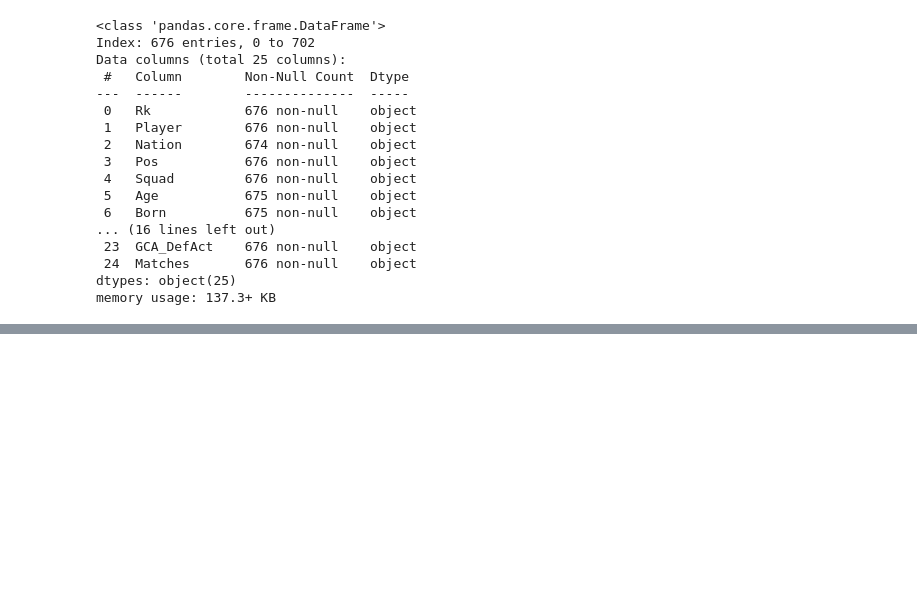
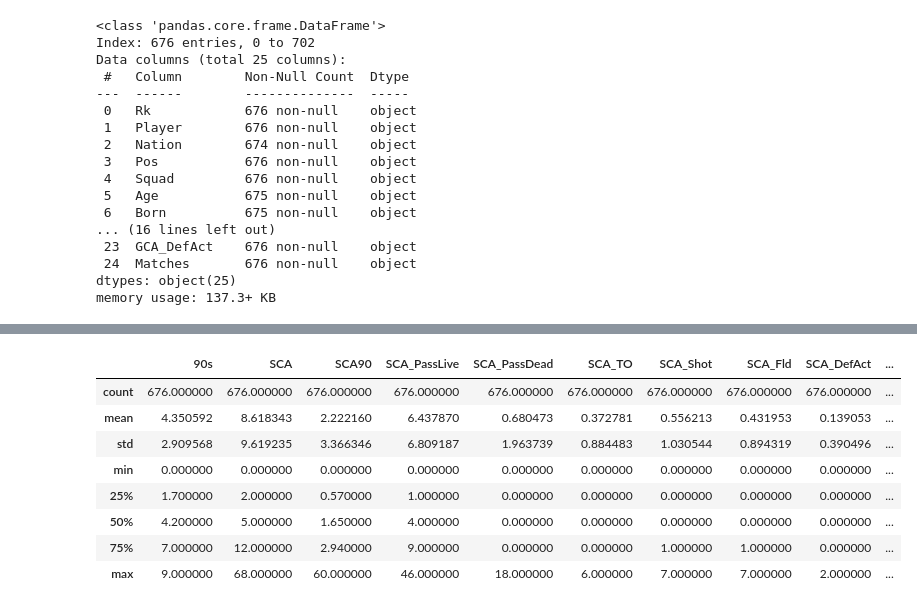
Before and after one commit to der-amit/fbref-analytics, a Jupyter notebook: notebooks/best_sca_2025.ipynb, the cells around one changed output, grey strips where cells are left out. Saved outputs shown, nothing was run; the diff lists cells and outputs as text; code cells hidden in the pictures; blank space fills up the shorter version.

```diff
--- a/notebooks/best_sca_2025.ipynb
+++ b/notebooks/best_sca_2025.ipynb
@@ -35,0 +50,31 @@ df.shape
+# %%
+convert_dict = {
+    'Rk' : int,
+    'Player': object,
+    'Nation': object,
+    'Pos' :str,
+    'Age': object,
+    'Born': pd.Int64Dtype(),
+    '90s': float,
+    'SCA': int,
+    'SCA90': float ,
+    'SCA_PassLive': int,
+    'SCA_PassDead':int,
+    'SCA_TO':int,
+    'SCA_Shot':int,
+    'SCA_Fld':int,
+    'SCA_DefAct':int,
+    'GCA':int,
+    'GCA90':float,
+    'GCA_PassLive':int ,
+    'GCA_PassDead':int,
+    'GCA_TO':int,
+    'GCA_Shot':int,
+    'GCA_Fld':int,
+    'GCA_DefAct':int,
+    'Matches':str
+}
+# %%
+df = df.astype(convert_dict)
+# %%
+df = df.drop(['Matches', 'Nation','Born', 'Rk'], axis = 1)
@@ -35,0 +101,12 @@ df.shape
+# %%
+df.describe()
+# %% [output]
+|  | 90s | SCA | SCA90 | SCA_PassLive | SCA_PassDead | SCA_TO | SCA_Shot | SCA_Fld | SCA_DefAct | ... |
+| count | 676.000000 | 676.000000 | 676.000000 | 676.000000 | 676.000000 | 676.000000 | 676.000000 | 676.000000 | 676.000000 | ... |
+| mean | 4.350592 | 8.618343 | 2.222160 | 6.437870 | 0.680473 | 0.372781 | 0.556213 | 0.431953 | 0.139053 | ... |
+| std | 2.909568 | 9.619235 | 3.366346 | 6.809187 | 1.963739 | 0.884483 | 1.030544 | 0.894319 | 0.390496 | ... |
+| min | 0.000000 | 0.000000 | 0.000000 | 0.000000 | 0.000000 | 0.000000 | 0.000000 | 0.000000 | 0.000000 | ... |
+| 25% | 1.700000 | 2.000000 | 0.570000 | 1.000000 | 0.000000 | 0.000000 | 0.000000 | 0.000000 | 0.000000 | ... |
+| 50% | 4.200000 | 5.000000 | 1.650000 | 4.000000 | 0.000000 | 0.000000 | 0.000000 | 0.000000 | 0.000000 | ... |
+| 75% | 7.000000 | 12.000000 | 2.940000 | 9.000000 | 0.000000 | 0.000000 | 1.000000 | 1.000000 | 0.000000 | ... |
+| max | 9.000000 | 68.000000 | 60.000000 | 46.000000 | 18.000000 | 6.000000 | 7.000000 | 7.000000 | 2.000000 | ... |
```
Also changed, not shown: parts of 9 cells of this notebook.
